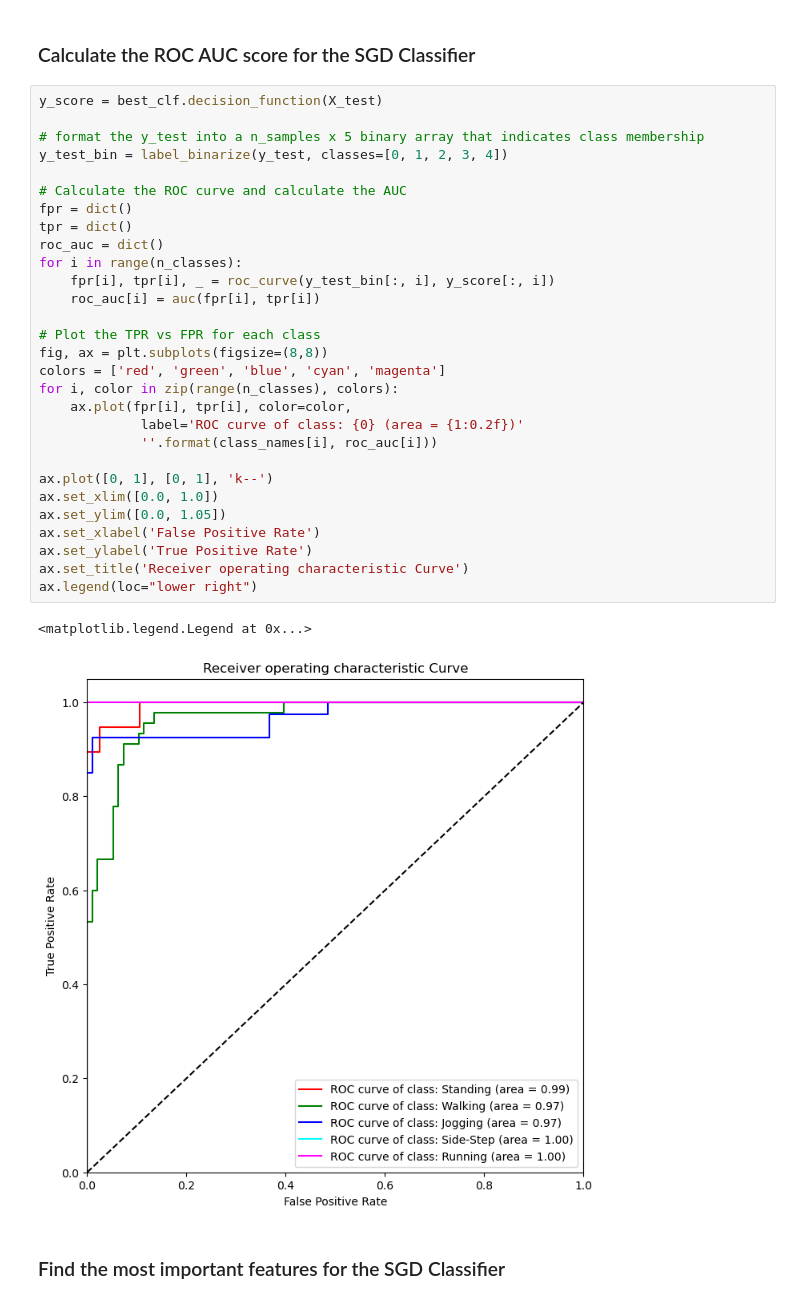
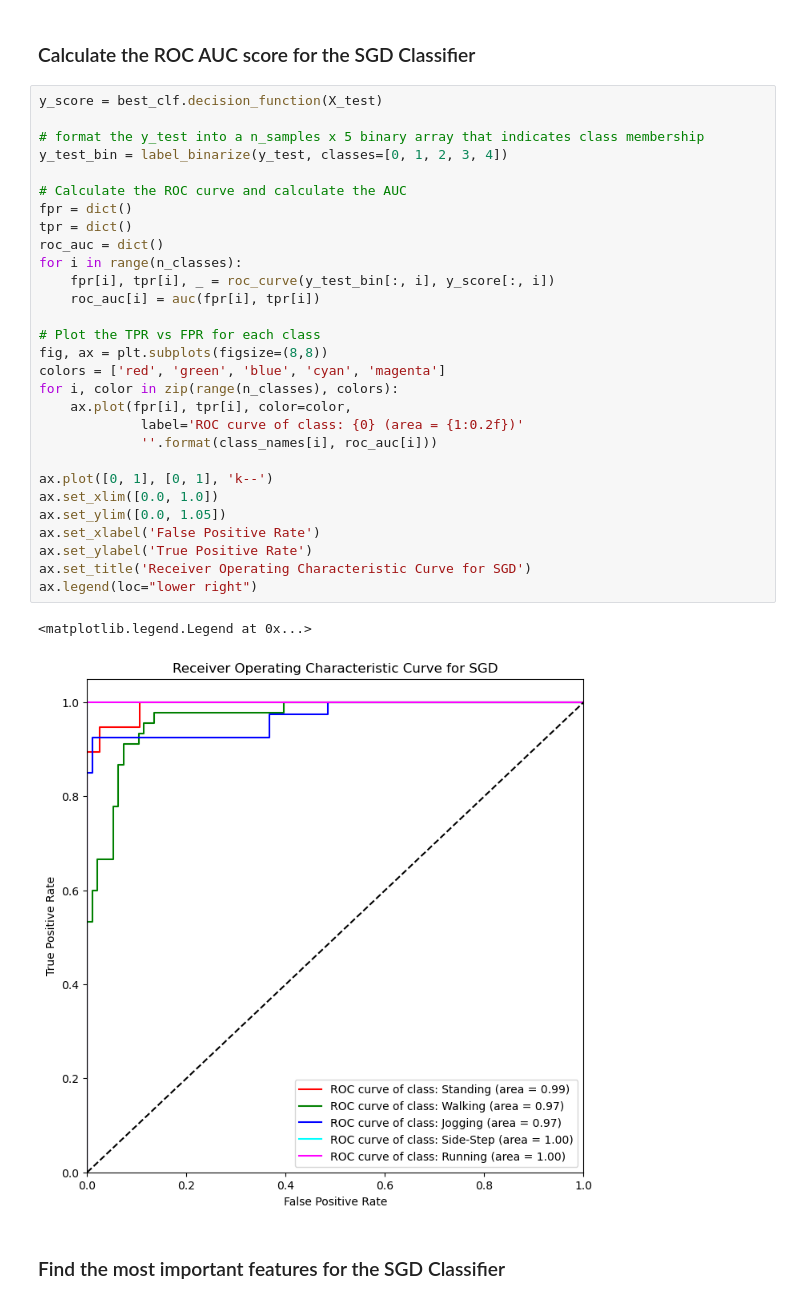
Before and after one commit to dangoodie/cosc102-assignment3, a Jupyter notebook: a3_submission.ipynb, the cells around one changed output. Saved outputs shown, nothing was run; the diff lists cells and outputs as text.

```diff
--- a/a3_submission.ipynb
+++ b/a3_submission.ipynb
@@ -828,35 +828,35 @@ for tick in ax.get_xticklabels():
 # %%
 y_score = best_clf.decision_function(X_test)
 
 # format the y_test into a n_samples x 5 binary array that indicates class membership
 y_test_bin = label_binarize(y_test, classes=[0, 1, 2, 3, 4])
 
 # Calculate the ROC curve and calculate the AUC
 fpr = dict()
 tpr = dict()
 roc_auc = dict()
 for i in range(n_classes):
     fpr[i], tpr[i], _ = roc_curve(y_test_bin[:, i], y_score[:, i])
     roc_auc[i] = auc(fpr[i], tpr[i])
 
 # Plot the TPR vs FPR for each class
 fig, ax = plt.subplots(figsize=(8,8))
 colors = ['red', 'green', 'blue', 'cyan', 'magenta']
 for i, color in zip(range(n_classes), colors):
     ax.plot(fpr[i], tpr[i], color=color,
              label='ROC curve of class: {0} (area = {1:0.2f})'
              ''.format(class_names[i], roc_auc[i]))
 
 ax.plot([0, 1], [0, 1], 'k--')
 ax.set_xlim([0.0, 1.0])
 ax.set_ylim([0.0, 1.05])
 ax.set_xlabel('False Positive Rate')
 ax.set_ylabel('True Positive Rate')
-ax.set_title('Receiver operating characteristic Curve')
+ax.set_title('Receiver Operating Characteristic Curve for SGD')
 ax.legend(loc="lower right")
 # %% [output]
 <matplotlib.legend.Legend at 0x...>
-[figure, old version]
+[figure, new version]
 # %% [markdown]
 ### Find the most important features for the SGD Classifier
 # %%
```
Also changed, not shown: parts of 1 cell of this notebook.
